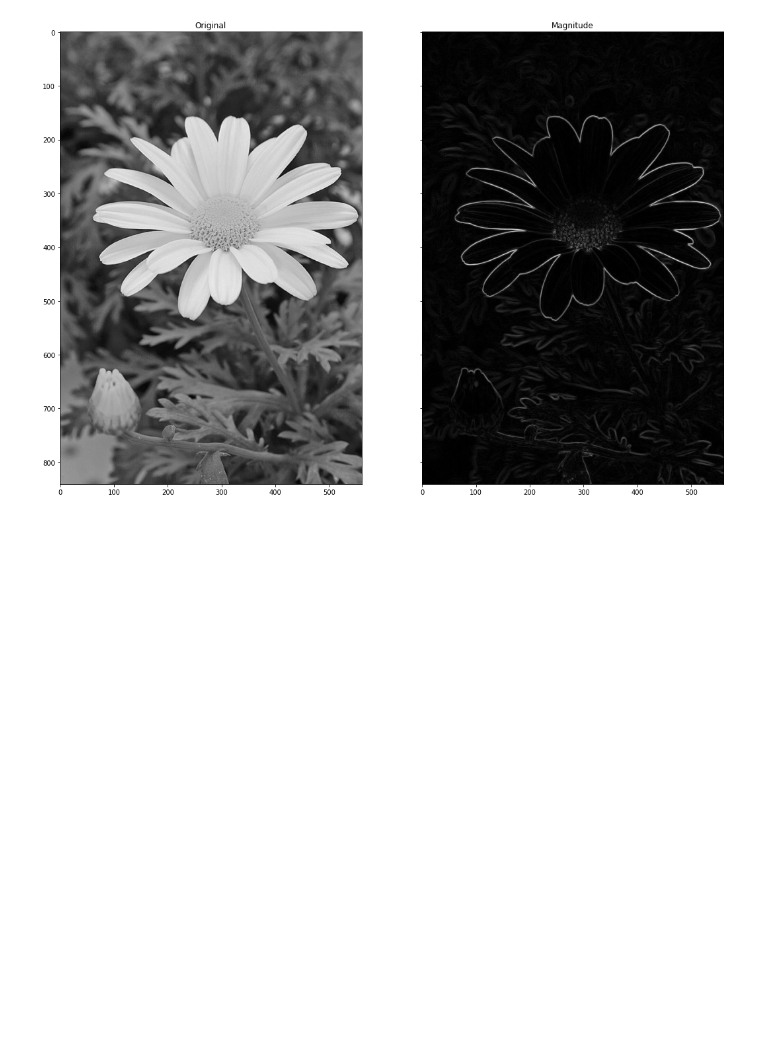
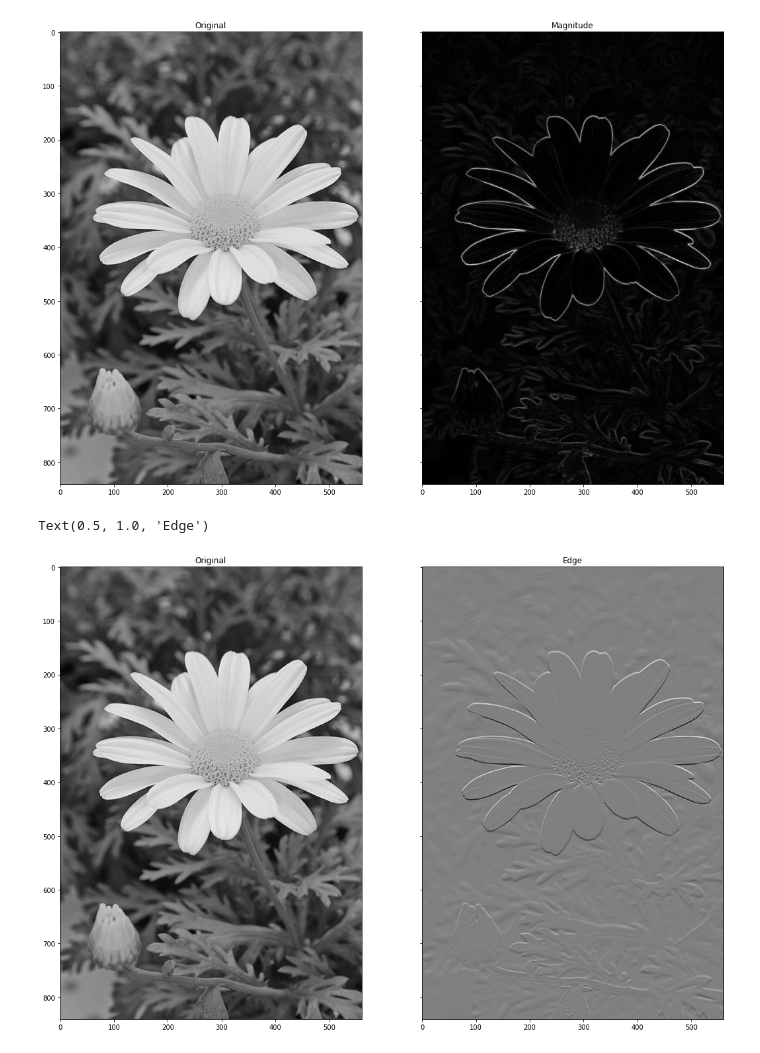
Before and after one commit to muditha11/ImageProcessingAndMachineVision, a Jupyter notebook: assignment 1/assignment1.ipynb, the cells around one changed output. Cells and saved outputs as stored; diff of their text form; code cells hidden in the pictures; blank space fills up the shorter version.

```diff
--- a/assignment 1/assignment1.ipynb
+++ b/assignment 1/assignment1.ipynb
@@ -273,3 +273,39 @@ axes[1].set_title("Magnitude")
 plt.show()
 # %% [output]
 [figure]
+# %%
+def kernalConv(img,kernal):   #kernal = odd value
+    if kernal.shape[0]>1:
+        gap = kernal.shape[0]-2
+    else:
+        gap = 0
+    rows = img.shape[0]
+    cols = img.shape[1]
+    conv = np.zeros((rows,cols),dtype=img.dtype)
+    for i in range(0+gap,rows-gap):
+        for j in range(0+gap,cols-gap):
+            sub = img[i-gap:i+gap+1,j-gap:j-gap+1]
+            conv[i][j] = np.sum(np.multiply(sub,kernal))
+
+    return conv
+
+
+img = cv2.imread("daisy.jpg",cv2.IMREAD_GRAYSCALE).astype(np.float32)
+assert img is not None
+
+#sobel verical
+kernelver = np.array([(-1,-2,-1),(0,0,0),(1,2,1)],dtype='float')
+#sobel horizontal
+kernelhor = np.array([(-1,0,1),(0,0,0),(-2,0,2)],dtype='float')
+
+edge = kernalConv(img,kernelver)
+fig,axes = plt.subplots(1,2,sharex='all',sharey='all',figsize=(18,18))
+
+axes[0].imshow(img,cmap = 'gray')
+axes[0].set_title("Original")
+
+axes[1].imshow(edge,cmap = 'gray')
+axes[1].set_title("Edge")
+# %% [output]
+Text(0.5, 1.0, 'Edge')
+[figure, added]
```
